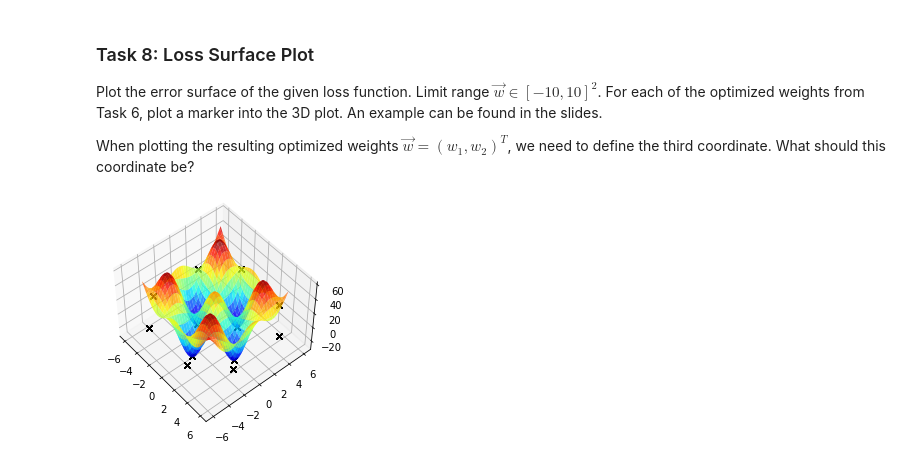
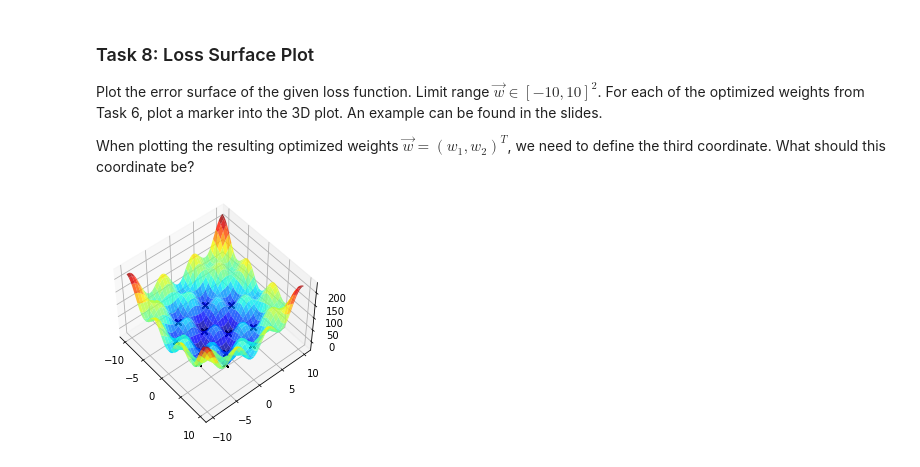
Before and after one commit to xiaoxiaoshikui/Assignments-for-Deel-Learning-at-UZH, a Jupyter notebook: DL_Assignment02.ipynb, the cells around one changed output. Cells and saved outputs as stored; diff of their text form; code cells hidden in the pictures.

```diff
--- a/DL_Assignment02.ipynb
+++ b/DL_Assignment02.ipynb
@@ -158,10 +158,12 @@ Print the minimum and its loss value.
 # find the lowest loss
 for idx,w_star in enumerate(minima):
   if idx == 0:
+    minimum_loss = loss(minima[idx])
     continue
-  if loss(minima[idx])<loss(minima[idx-1]):
+  print("loss(minima[idx] ",loss(minima[idx]),", loss(minima[idx-1] ", loss(minima[idx-1]))
+  if loss(minima[idx])<minimum_loss:
     minimum_loss = loss(minima[idx])
     minimum_weights = w_star
-
+  print("minimum_loss ",minimum_loss)
 print("The minimum loss value of:", minimum_loss, "was found for minimum", minimum_weights)
 # %% [output]
@@ -181,25 +199,25 @@ What should this coordinate be?
 # %%
 from matplotlib import pyplot
 
 # create 3D axis
 figure = pyplot.figure()
 axis = figure.add_subplot(111, projection='3d', azim = -40, elev=50)
 
 # define range to plot
-w_range = numpy.linspace(-5, 5, 101)
+w_range = numpy.linspace(-10, 10, 101)
 w1, w2 = numpy.meshgrid(w_range, w_range)
 
 # compute loss for w1 and w2
 J = loss([w1,w2])
 
 # plot surface with jet colormap
 axis.plot_surface(w1, w2, J, cmap="jet", alpha=0.8)
 
 # plot resulting points in 3D
 for w_star in stored_weights:
   # compute the z-position
   z = loss(w_star)
   # plot as 3D point
   axis.plot([w_star[0]], [w_star[1]], [z], "kx")
 # %% [output]
-[figure, old version]
+[figure, new version]
```
Also changed, not shown: parts of 1 cell of this notebook.
